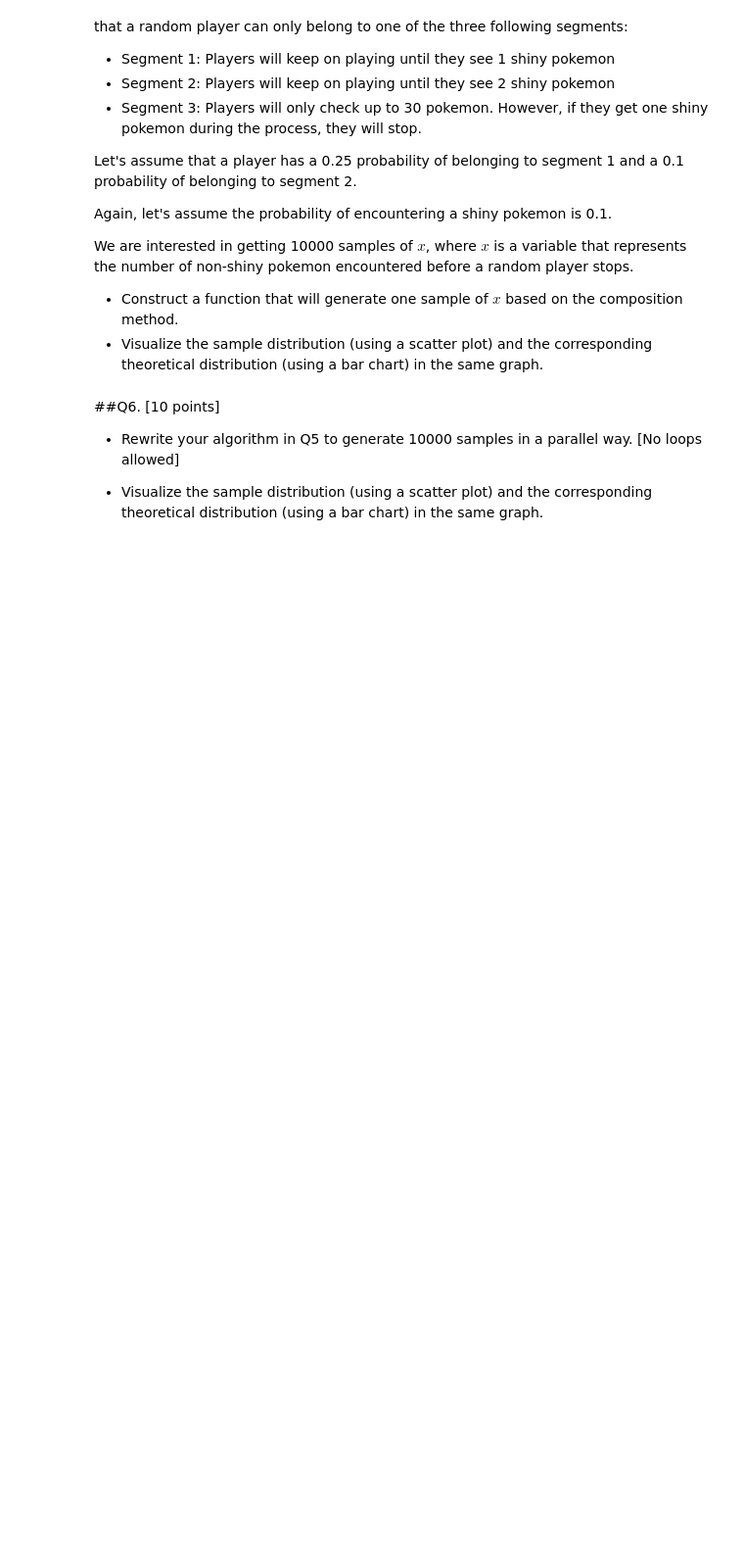
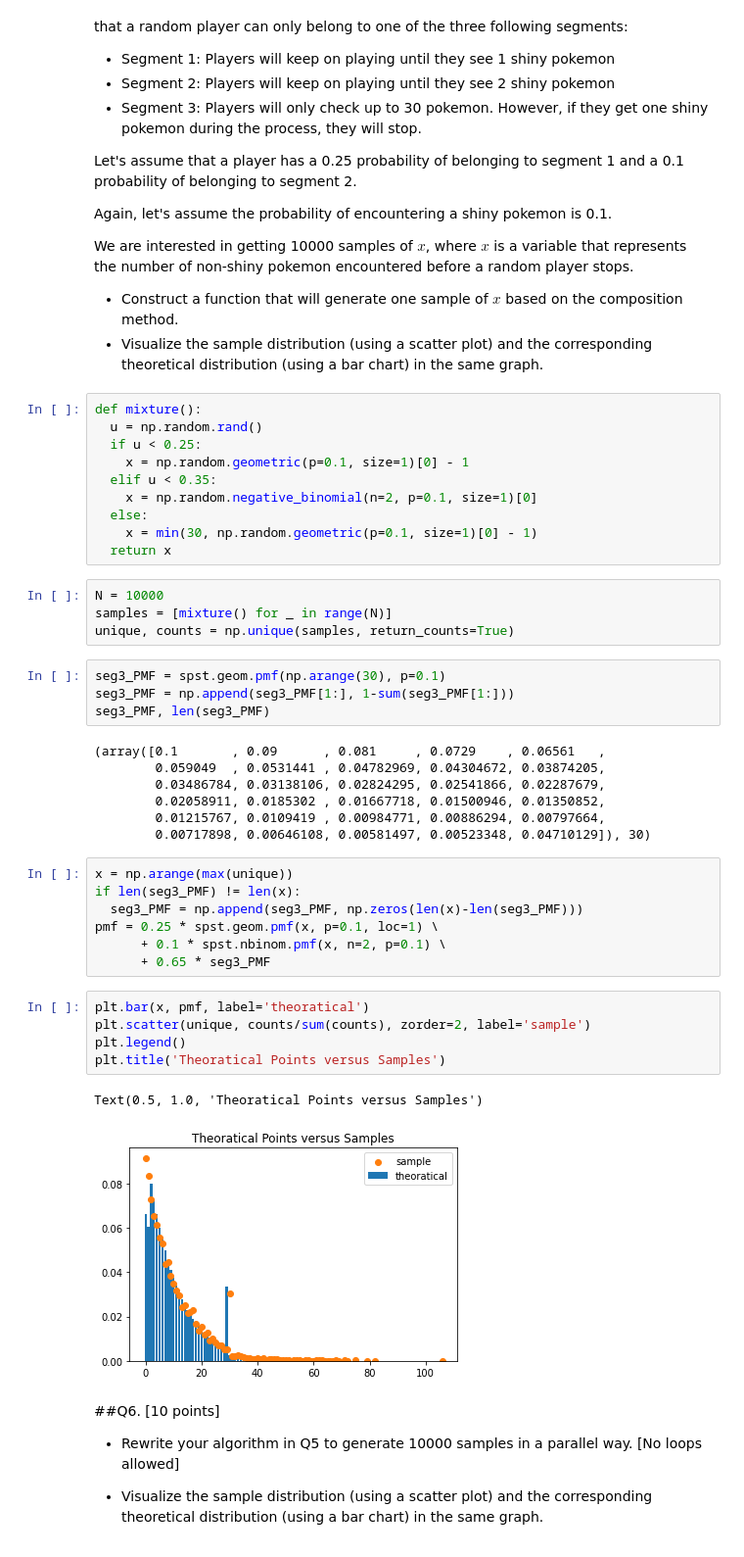
Before and after one commit to r50206v/E4404-Simulation, a Jupyter notebook: hw/Yi_Ping_Tseng_HW2_(IEOR_4404_Fall2020).ipynb, the cells around one changed output. Shown at 98% size. Drawn from its saved outputs; the diff is of its cells as text; blank space fills up the shorter version.

```diff
--- a/hw/Yi_Ping_Tseng_HW2_(IEOR_4404_Fall2020).ipynb
+++ b/hw/Yi_Ping_Tseng_HW2_(IEOR_4404_Fall2020).ipynb
@@ -317,6 +323,46 @@ We are interested in getting 10000 samples of $x$, where $x$ is a variable that
 
 * Construct a function that will generate one sample of $x$ based on the composition method.
 * Visualize the sample distribution (using a scatter plot) and the corresponding theoretical distribution (using a bar chart) in the same graph.
+# %%
+def mixture():
+  u = np.random.rand()
+  if u < 0.25:
+    x = np.random.geometric(p=0.1, size=1)[0] - 1
+  elif u < 0.35:
+    x = np.random.negative_binomial(n=2, p=0.1, size=1)[0]
+  else:
+    x = min(30, np.random.geometric(p=0.1, size=1)[0] - 1)
+  return x
+# %%
+N = 10000
+samples = [mixture() for _ in range(N)]
+unique, counts = np.unique(samples, return_counts=True)
+# %%
+seg3_PMF = spst.geom.pmf(np.arange(30), p=0.1)
+seg3_PMF = np.append(seg3_PMF[1:], 1-sum(seg3_PMF[1:]))
+seg3_PMF, len(seg3_PMF)
+# %% [output]
+(array([0.1       , 0.09      , 0.081     , 0.0729    , 0.06561   ,
+        0.059049  , 0.0531441 , 0.04782969, 0.04304672, 0.03874205,
+        0.03486784, 0.03138106, 0.02824295, 0.02541866, 0.02287679,
+        0.02058911, 0.0185302 , 0.01667718, 0.01500946, 0.01350852,
+        0.01215767, 0.0109419 , 0.00984771, 0.00886294, 0.00797664,
+        0.00717898, 0.00646108, 0.00581497, 0.00523348, 0.04710129]), 30)
+# %%
+x = np.arange(max(unique))
+if len(seg3_PMF) != len(x):
+  seg3_PMF = np.append(seg3_PMF, np.zeros(len(x)-len(seg3_PMF)))
+pmf = 0.25 * spst.geom.pmf(x, p=0.1, loc=1) \
+      + 0.1 * spst.nbinom.pmf(x, n=2, p=0.1) \
+      + 0.65 * seg3_PMF
+# %%
+plt.bar(x, pmf, label='theoratical')
+plt.scatter(unique, counts/sum(counts), zorder=2, label='sample')
+plt.legend()
+plt.title('Theoratical Points versus Samples')
+# %% [output]
+Text(0.5, 1.0, 'Theoratical Points versus Samples')
+[figure, added]
 # %% [markdown]
 ##Q6. [10 points]
 
```
Also changed, not shown: parts of 13 cells of this notebook.
